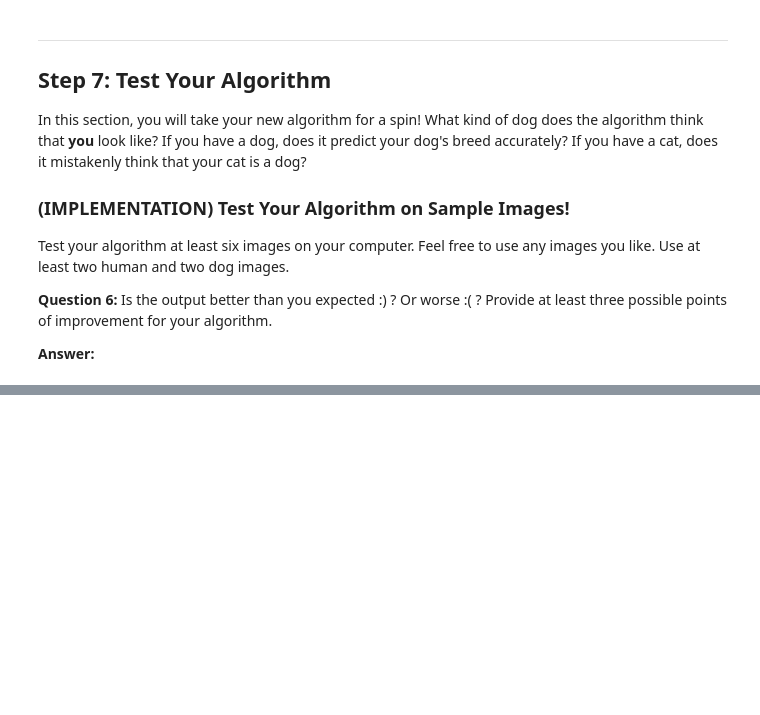
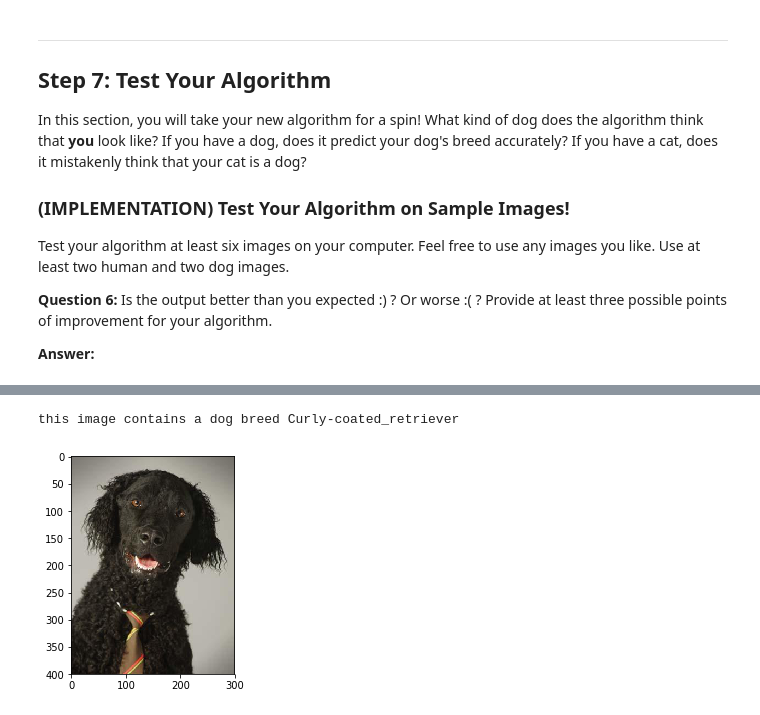
Before and after one commit to WillianPaiva/dog-project, a Jupyter notebook: dog_app.ipynb, the cells around one changed output, grey strips where cells are left out. Cells and saved outputs as stored; diff of their text form; code cells hidden in the pictures; blank space fills up the shorter version.

```diff
--- a/dog_app.ipynb
+++ b/dog_app.ipynb
@@ -646,0 +861,5 @@ __Answer:__
+# %%
+classify_pic(random.choice(test_files))
+# %% [output]
+this image contains a dog breed Curly-coated_retriever
+[figure, added]
```
Also changed, not shown: parts of 35 cells of this notebook, 3 other files.
